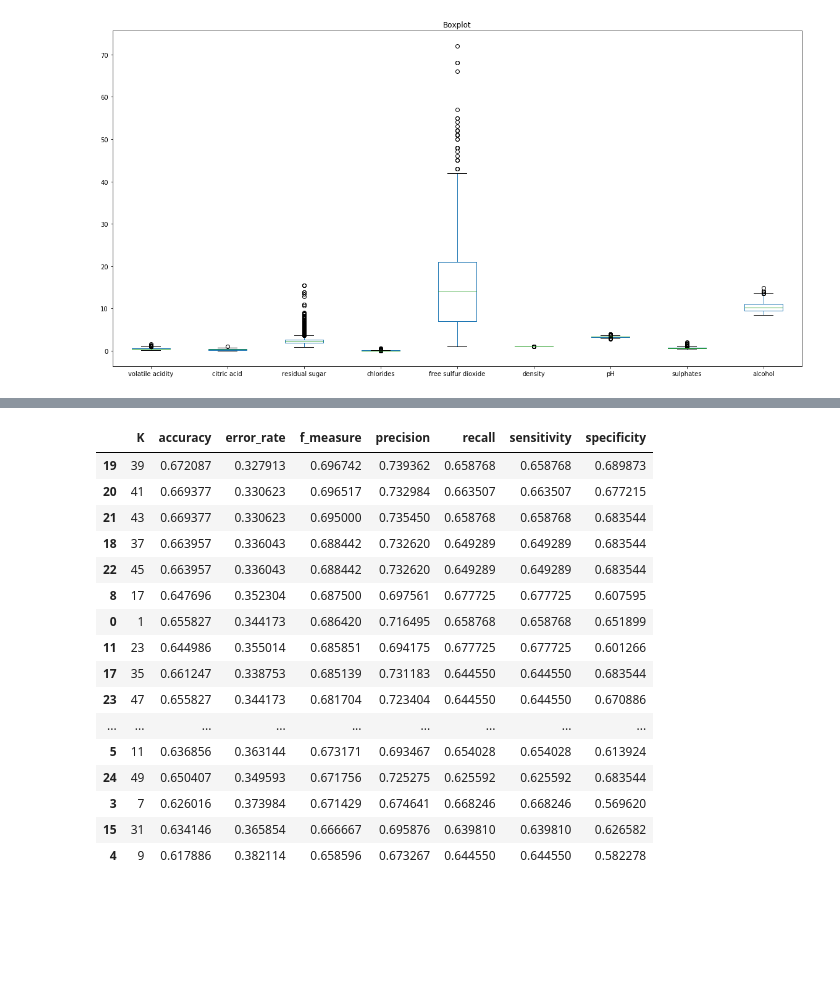
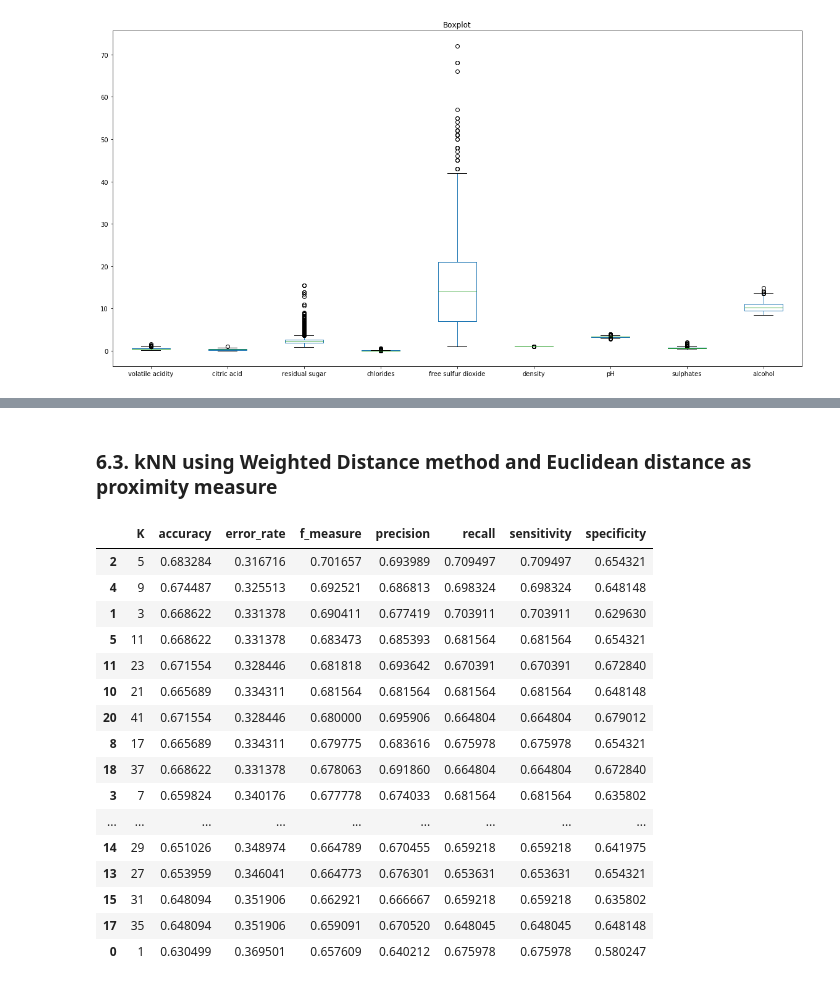
Before and after one commit to saravrajavelu/WineQualityAnalysis, a Jupyter notebook: WineAnalysis.ipynb, the cells around one changed output, grey strips where cells are left out. Cells and saved outputs as stored; diff of their text form; code cells hidden in the pictures; blank space fills up the shorter version.

```diff
--- a/WineAnalysis.ipynb
+++ b/WineAnalysis.ipynb
@@ -292,22 +317,24 @@ base_count_cosine.sort_values(by = ['f_measure', 'accuracy'], ascending = False)
 # %%
+printmd('### 6.3. kNN using Weighted Distance method and Euclidean distance as proximity measure')
 base_DW_euclid = optimal_K_confusion(DISTANCE_WEIGHTED, EUCLID)
 base_DW_euclid.sort_values(by = ['f_measure', 'accuracy'], ascending = False)
 # %% [output]
+### 6.3. kNN using Weighted Distance method and Euclidean distance as proximity measure
 |  | K | accuracy | error_rate | f_measure | precision | recall | sensitivity | specificity |
-| 19 | 39 | 0.672087 | 0.327913 | 0.696742 | 0.739362 | 0.658768 | 0.658768 | 0.689873 |
-| 20 | 41 | 0.669377 | 0.330623 | 0.696517 | 0.732984 | 0.663507 | 0.663507 | 0.677215 |
-| 21 | 43 | 0.669377 | 0.330623 | 0.695000 | 0.735450 | 0.658768 | 0.658768 | 0.683544 |
-| 18 | 37 | 0.663957 | 0.336043 | 0.688442 | 0.732620 | 0.649289 | 0.649289 | 0.683544 |
-| 22 | 45 | 0.663957 | 0.336043 | 0.688442 | 0.732620 | 0.649289 | 0.649289 | 0.683544 |
-| 8 | 17 | 0.647696 | 0.352304 | 0.687500 | 0.697561 | 0.677725 | 0.677725 | 0.607595 |
-| 0 | 1 | 0.655827 | 0.344173 | 0.686420 | 0.716495 | 0.658768 | 0.658768 | 0.651899 |
-| 11 | 23 | 0.644986 | 0.355014 | 0.685851 | 0.694175 | 0.677725 | 0.677725 | 0.601266 |
-| 17 | 35 | 0.661247 | 0.338753 | 0.685139 | 0.731183 | 0.644550 | 0.644550 | 0.683544 |
-| 23 | 47 | 0.655827 | 0.344173 | 0.681704 | 0.723404 | 0.644550 | 0.644550 | 0.670886 |
+| 2 | 5 | 0.683284 | 0.316716 | 0.701657 | 0.693989 | 0.709497 | 0.709497 | 0.654321 |
+| 4 | 9 | 0.674487 | 0.325513 | 0.692521 | 0.686813 | 0.698324 | 0.698324 | 0.648148 |
+| 1 | 3 | 0.668622 | 0.331378 | 0.690411 | 0.677419 | 0.703911 | 0.703911 | 0.629630 |
+| 5 | 11 | 0.668622 | 0.331378 | 0.683473 | 0.685393 | 0.681564 | 0.681564 | 0.654321 |
+| 11 | 23 | 0.671554 | 0.328446 | 0.681818 | 0.693642 | 0.670391 | 0.670391 | 0.672840 |
+| 10 | 21 | 0.665689 | 0.334311 | 0.681564 | 0.681564 | 0.681564 | 0.681564 | 0.648148 |
+| 20 | 41 | 0.671554 | 0.328446 | 0.680000 | 0.695906 | 0.664804 | 0.664804 | 0.679012 |
+| 8 | 17 | 0.665689 | 0.334311 | 0.679775 | 0.683616 | 0.675978 | 0.675978 | 0.654321 |
+| 18 | 37 | 0.668622 | 0.331378 | 0.678063 | 0.691860 | 0.664804 | 0.664804 | 0.672840 |
+| 3 | 7 | 0.659824 | 0.340176 | 0.677778 | 0.674033 | 0.681564 | 0.681564 | 0.635802 |
 | ... | ... | ... | ... | ... | ... | ... | ... | ... |
-| 5 | 11 | 0.636856 | 0.363144 | 0.673171 | 0.693467 | 0.654028 | 0.654028 | 0.613924 |
-| 24 | 49 | 0.650407 | 0.349593 | 0.671756 | 0.725275 | 0.625592 | 0.625592 | 0.683544 |
-| 3 | 7 | 0.626016 | 0.373984 | 0.671429 | 0.674641 | 0.668246 | 0.668246 | 0.569620 |
-| 15 | 31 | 0.634146 | 0.365854 | 0.666667 | 0.695876 | 0.639810 | 0.639810 | 0.626582 |
-| 4 | 9 | 0.617886 | 0.382114 | 0.658596 | 0.673267 | 0.644550 | 0.644550 | 0.582278 |
+| 14 | 29 | 0.651026 | 0.348974 | 0.664789 | 0.670455 | 0.659218 | 0.659218 | 0.641975 |
+| 13 | 27 | 0.653959 | 0.346041 | 0.664773 | 0.676301 | 0.653631 | 0.653631 | 0.654321 |
+| 15 | 31 | 0.648094 | 0.351906 | 0.662921 | 0.666667 | 0.659218 | 0.659218 | 0.635802 |
+| 17 | 35 | 0.648094 | 0.351906 | 0.659091 | 0.670520 | 0.648045 | 0.648045 | 0.648148 |
+| 0 | 1 | 0.630499 | 0.369501 | 0.657609 | 0.640212 | 0.675978 | 0.675978 | 0.580247 |
 # %%
```
Also changed, not shown: parts of 32 cells of this notebook, 7 other files.
